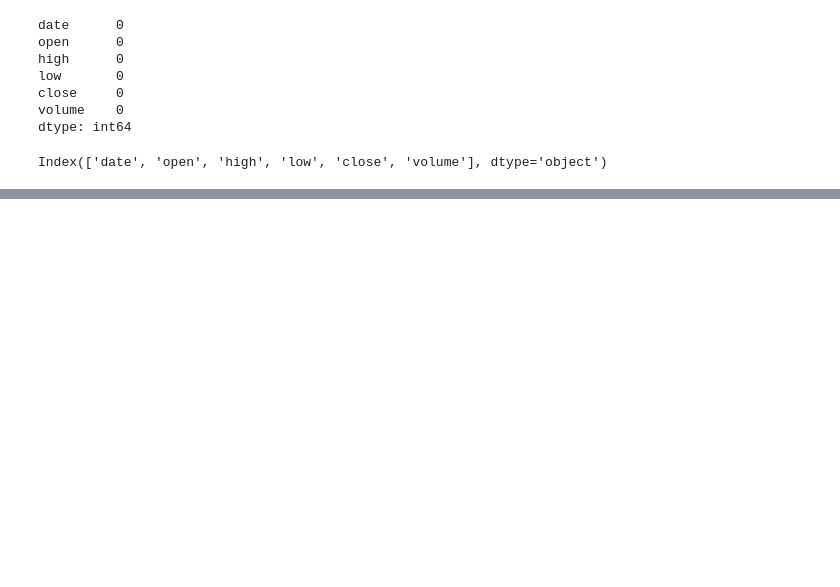
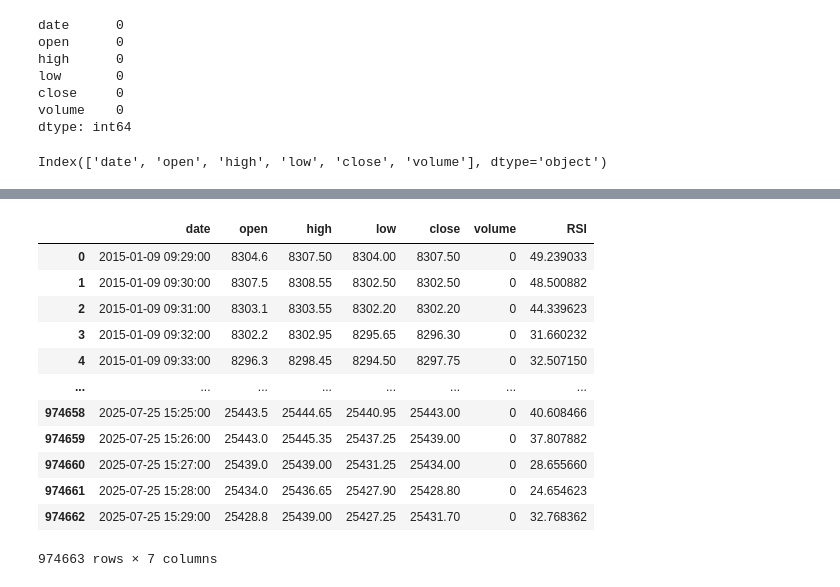
Before and after one commit to helloWorld-Rishabh/Econophysics_profCDS, a Jupyter notebook: EDA_NIFTY50.ipynb, the cells around one changed output, grey strips where cells are left out. Saved outputs shown, nothing was run; the diff lists cells and outputs as text; code cells hidden in the pictures; blank space fills up the shorter version.

```diff
--- a/EDA_NIFTY50.ipynb
+++ b/EDA_NIFTY50.ipynb
@@ -55,0 +118,16 @@ Index(['date', 'open', 'high', 'low', 'close', 'volume'], dtype='object')
+# %%
+df_nifty50.reset_index(drop=True)
+# %% [output]
+|  | date | open | high | low | close | volume | RSI |
+| 0 | 2015-01-09 09:29:00 | 8304.6 | 8307.50 | 8304.00 | 8307.50 | 0 | 49.239033 |
+| 1 | 2015-01-09 09:30:00 | 8307.5 | 8308.55 | 8302.50 | 8302.50 | 0 | 48.500882 |
+| 2 | 2015-01-09 09:31:00 | 8303.1 | 8303.55 | 8302.20 | 8302.20 | 0 | 44.339623 |
+| 3 | 2015-01-09 09:32:00 | 8302.2 | 8302.95 | 8295.65 | 8296.30 | 0 | 31.660232 |
+| 4 | 2015-01-09 09:33:00 | 8296.3 | 8298.45 | 8294.50 | 8297.75 | 0 | 32.507150 |
+| ... | ... | ... | ... | ... | ... | ... | ... |
+| 974658 | 2025-07-25 15:25:00 | 25443.5 | 25444.65 | 25440.95 | 25443.00 | 0 | 40.608466 |
+| 974659 | 2025-07-25 15:26:00 | 25443.0 | 25445.35 | 25437.25 | 25439.00 | 0 | 37.807882 |
+| 974660 | 2025-07-25 15:27:00 | 25439.0 | 25439.00 | 25431.25 | 25434.00 | 0 | 28.655660 |
+| 974661 | 2025-07-25 15:28:00 | 25434.0 | 25436.65 | 25427.90 | 25428.80 | 0 | 24.654623 |
+| 974662 | 2025-07-25 15:29:00 | 25428.8 | 25439.00 | 25427.25 | 25431.70 | 0 | 32.768362 |
+974663 rows × 7 columns
```
Also changed, not shown: parts of 19 cells of this notebook, 2 other files.
